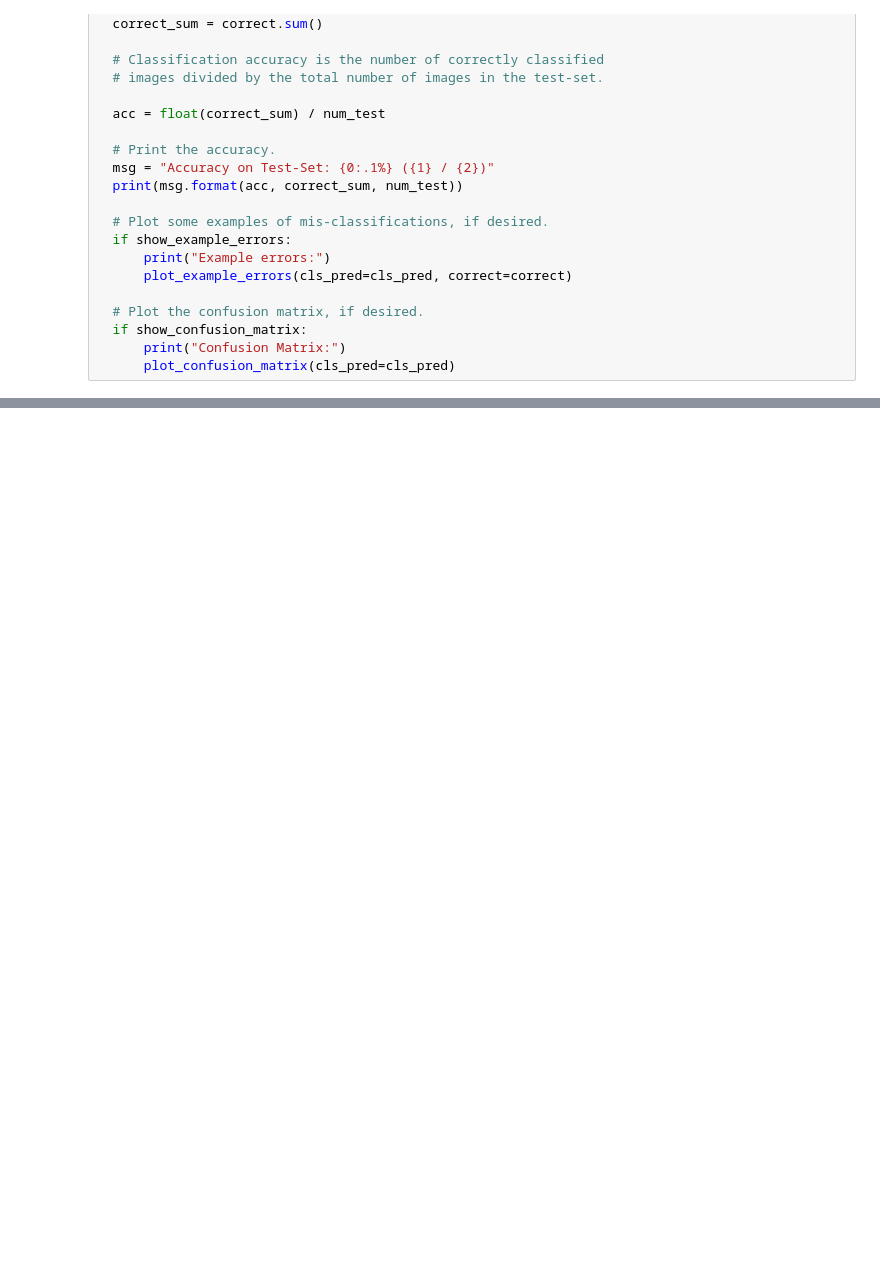
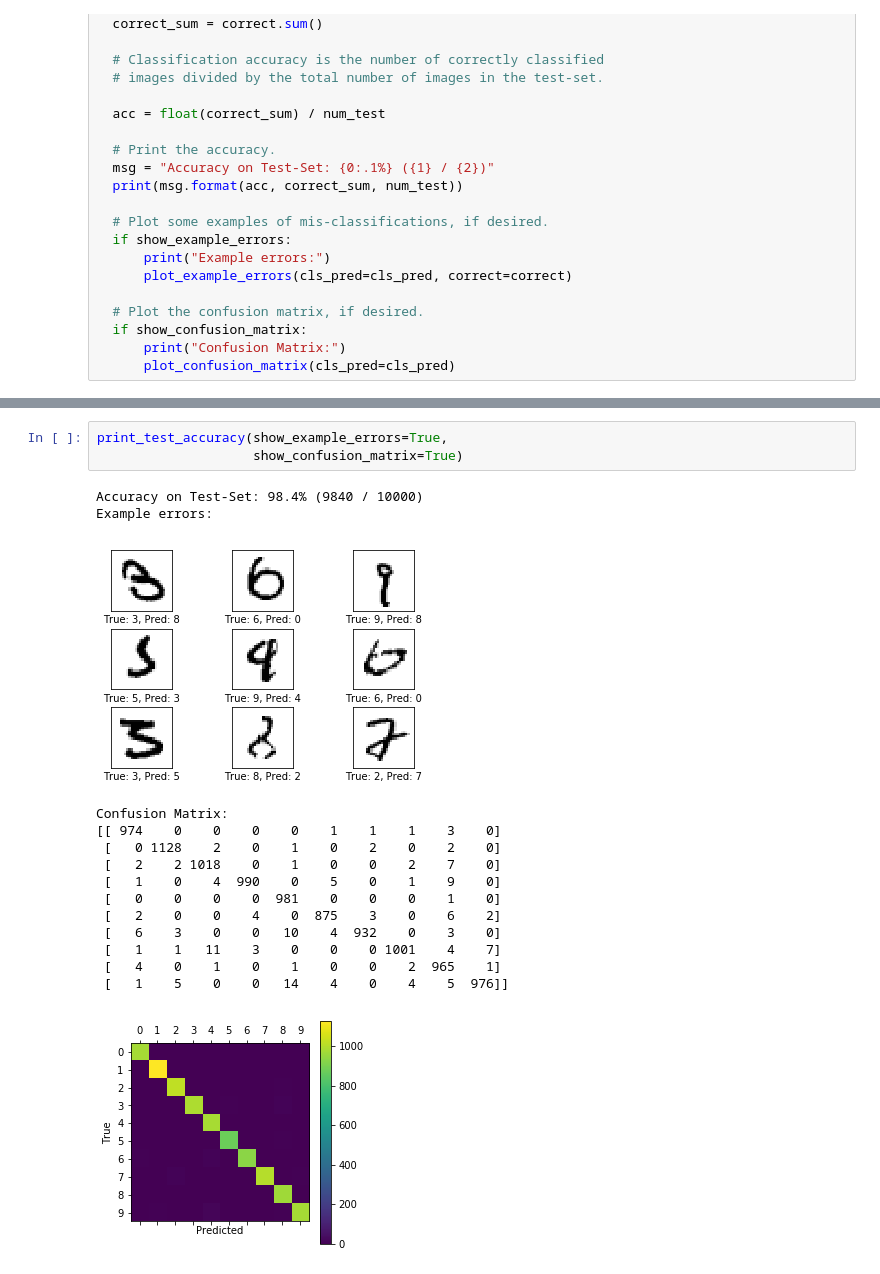
Before and after one commit to ShaunakSen/Deep-Learning, a Jupyter notebook: TensorFlow_Tutorial_02_Convolutional_Neural_Network.ipynb, the cells around one changed output, grey strips where cells are left out. Saved outputs shown, nothing was run; the diff lists cells and outputs as text; blank space fills up the shorter version.

```diff
--- a/TensorFlow_Tutorial_02_Convolutional_Neural_Network.ipynb
+++ b/TensorFlow_Tutorial_02_Convolutional_Neural_Network.ipynb
@@ -779,0 +862,19 @@ def print_test_accuracy(show_example_errors=False, show_confusion_matrix=False):
+# %%
+print_test_accuracy(show_example_errors=True,
+                    show_confusion_matrix=True)
+# %% [output]
+Accuracy on Test-Set: 98.4% (9840 / 10000)
+Example errors:
+[figure, added]
+Confusion Matrix:
+[[ 974    0    0    0    0    1    1    1    3    0]
+ [   0 1128    2    0    1    0    2    0    2    0]
+ [   2    2 1018    0    1    0    0    2    7    0]
+ [   1    0    4  990    0    5    0    1    9    0]
+ [   0    0    0    0  981    0    0    0    1    0]
+ [   2    0    0    4    0  875    3    0    6    2]
+ [   6    3    0    0   10    4  932    0    3    0]
+ [   1    1   11    3    0    0    0 1001    4    7]
+ [   4    0    1    0    1    0    0    2  965    1]
+ [   1    5    0    0   14    4    0    4    5  976]]
+[figure, added]
```
Also changed, not shown: parts of 14 cells of this notebook.
